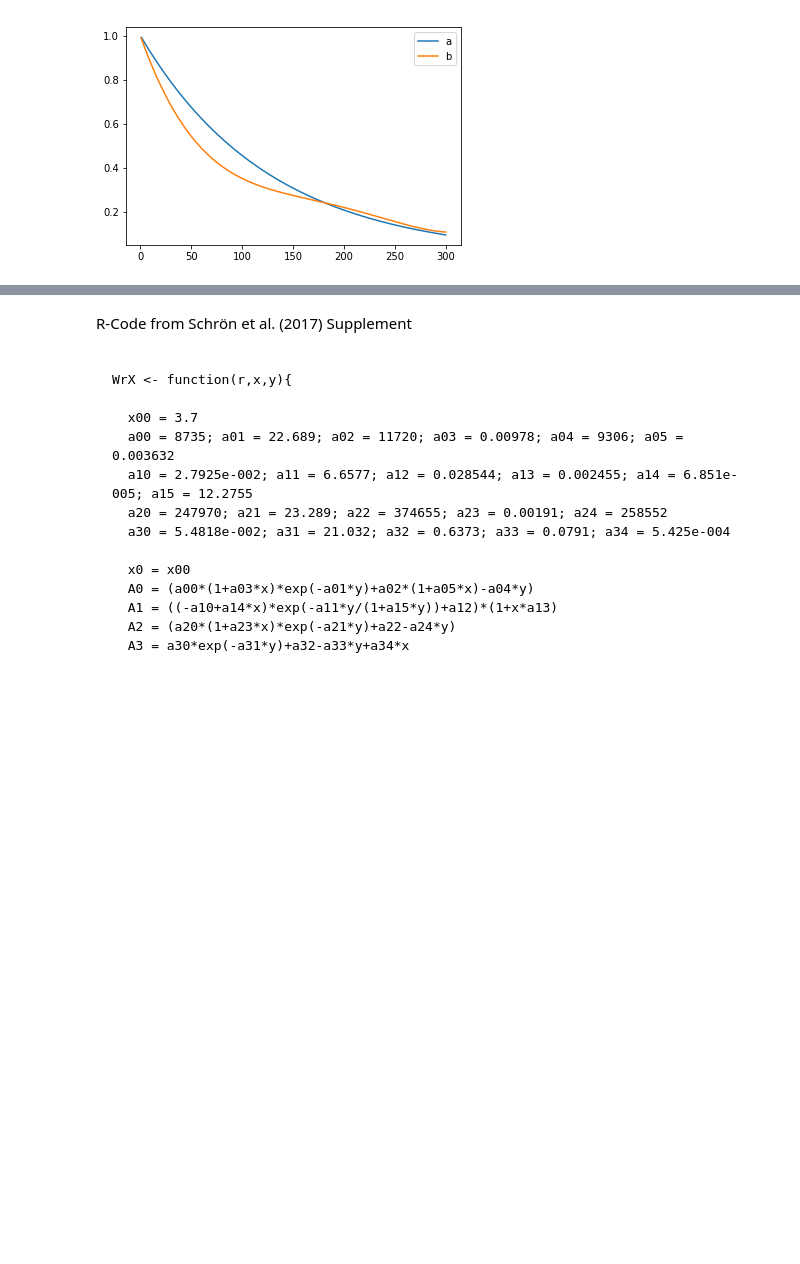
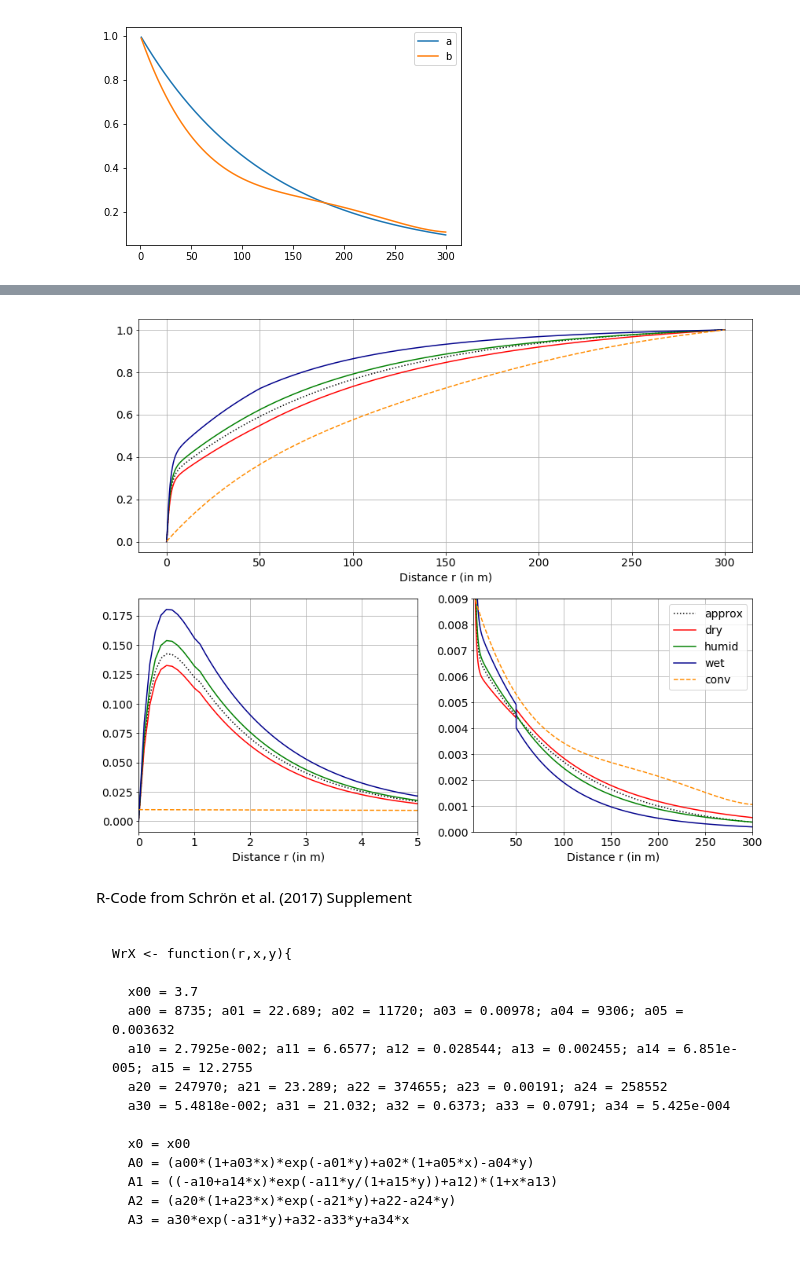
Before and after one commit to heistermann/cosmicsense, a Jupyter notebook: docs/source/notebooks/multiple_crns.ipynb, the cells around one changed output, grey strips where cells are left out. Cells and saved outputs as stored; diff of their text form; code cells hidden in the pictures; blank space fills up the shorter version.

Commit message:
Add notebooks on filtering and weighting.

```diff
--- a/docs/source/notebooks/multiple_crns.ipynb
+++ b/docs/source/notebooks/multiple_crns.ipynb
@@ -580,3 +657,77 @@ pars
+# %%
+#r = np.concatenate((np.arange(0.5, 1., 0.1), np.arange(1, 300)))
+r = np.arange(0., 300, 0.1)
+weights_approx = horizontal_weight_koehli_approx(r)
+weights_dry = horizontal_weight_koehli(r, press=1013, Hveg=0., theta=0.1, h=5)
+weights_humid = horizontal_weight_koehli(r, press=1013, Hveg=0., theta=0.2, h=10)
+weights_wet = horizontal_weight_koehli(r, press=1013, Hveg=0., theta=0.4, h=15)
+weights_zreda = horizontal_weight_zreda2008b(r)
+
+
+def normfunc(x):
+    x = 10 * x / np.sum(x)
+    return x
+
+
+
+#normfunc = np.linalg.norm
+
+weights_approx_norm = normfunc(weights_approx)
+weights_dry_norm = normfunc(weights_dry)
+weights_humid_norm = normfunc(weights_humid)
+weights_wet_norm = normfunc(weights_wet)
+weights_zreda_norm = normfunc(weights_zreda)
+
+plt.rc('font', **{'size'   : 14})
+
+fig = plt.figure(figsize=(14,12))
+#plt.semilogy(r, weights)
+ax1 = plt.subplot(2,2,3)
+ax1.plot(r, weights_approx_norm, color="black", linestyle = "dotted", label="approx")
+ax1.plot(r, weights_dry_norm, color="red", label="dry")
+ax1.plot(r, weights_humid_norm, color="green", label="humid")
+ax1.plot(r, weights_wet_norm, color="darkblue", label="wet")
+ax1.plot(r, weights_zreda_norm, color="darkorange", ls = "dashed", label="conv")
+ax1.set_xlabel("Distance r (in m)")
+
+ax1.set_xlim(0, 5)
+#plt.ylim(0, 0.03)
+ax1.grid()
+
+ax2 = plt.subplot(2,2,4)
+ax2.plot(r, weights_approx_norm, color="black", linestyle = "dotted", label="approx")
+ax2.plot(r, weights_dry_norm, color="red", label="dry")
+ax2.plot(r, weights_humid_norm, color="green", label="humid")
+ax2.plot(r, weights_wet_norm, color="darkblue", label="wet")
+ax2.plot(r, weights_zreda_norm, color="darkorange", ls = "dashed", label="conv")
+ax2.set_xlabel("Distance r (in m)")
+ax2.legend()
+
+ax2.set_xlim(5, 300)
+ax2.set_ylim(0, 0.009)
+ax2.grid()
+
+ax3 = plt.subplot2grid((2, 2), (0, 0), colspan=2)
+
+def normfunc(x):
+    x = np.cumsum(x)
+    return x / np.max(x)
+weights_approx_norm = normfunc(weights_approx)
+weights_dry_norm = normfunc(weights_dry)
+weights_humid_norm = normfunc(weights_humid)
+weights_wet_norm = normfunc(weights_wet)
+weights_zreda_norm = normfunc(weights_zreda)
+
+
+ax3.plot(r, weights_approx_norm, color="black", linestyle = "dotted", label="approx")
+ax3.plot(r, weights_dry_norm, color="red", label="dry")
+ax3.plot(r, weights_humid_norm, color="green", label="humid")
+ax3.plot(r, weights_wet_norm, color="darkblue", label="wet")
+ax3.plot(r, weights_zreda_norm, color="darkorange", ls = "dashed", label="conv")
+ax3.set_xlabel("Distance r (in m)")
+ax3.grid()
+# %% [output]
+[figure, added]
 # %% [markdown]
 R-Code from Schrön et al. (2017) Supplement
 
```
Also changed, not shown: parts of 3 cells of this notebook, 2 other files.
